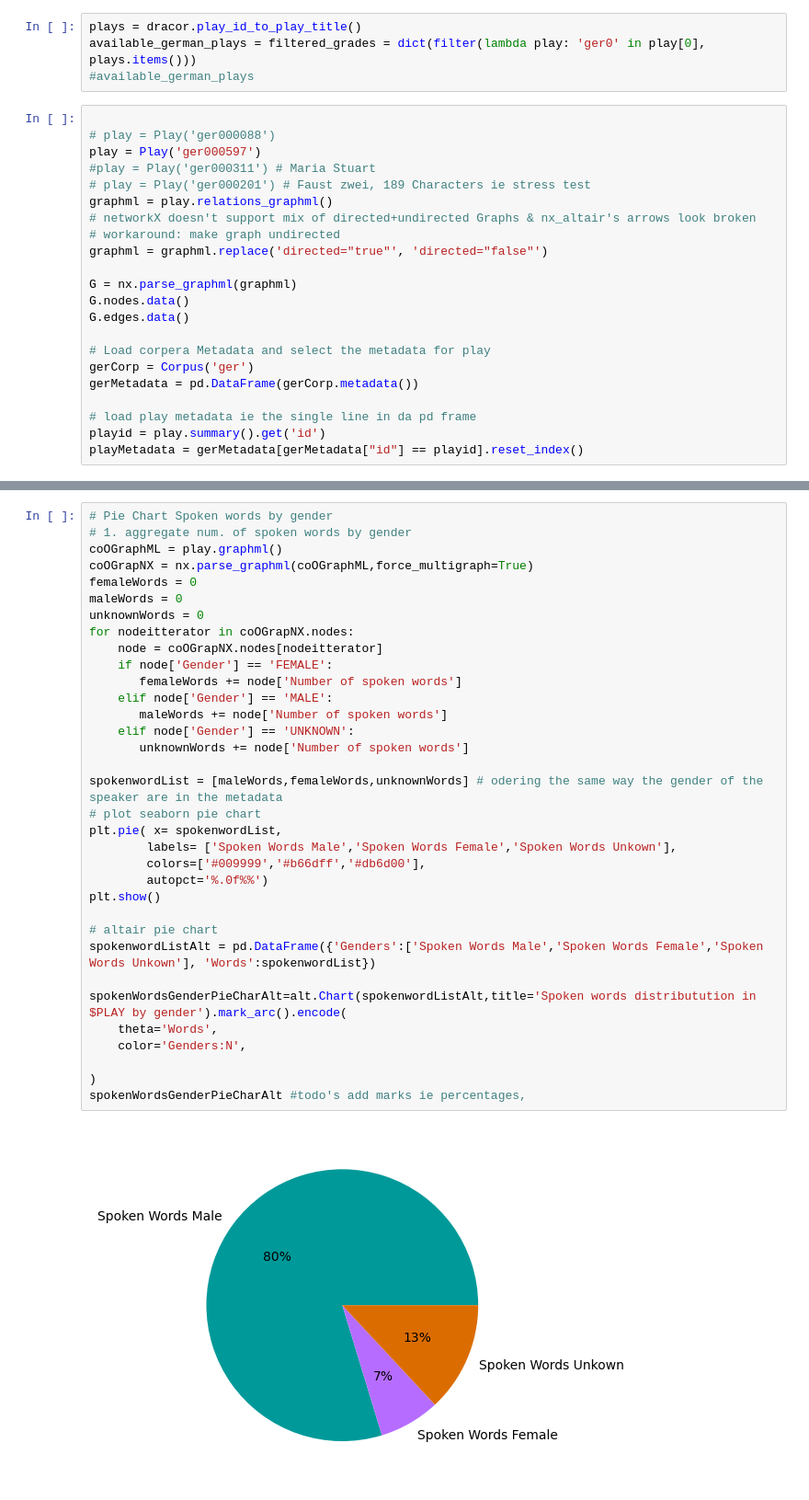
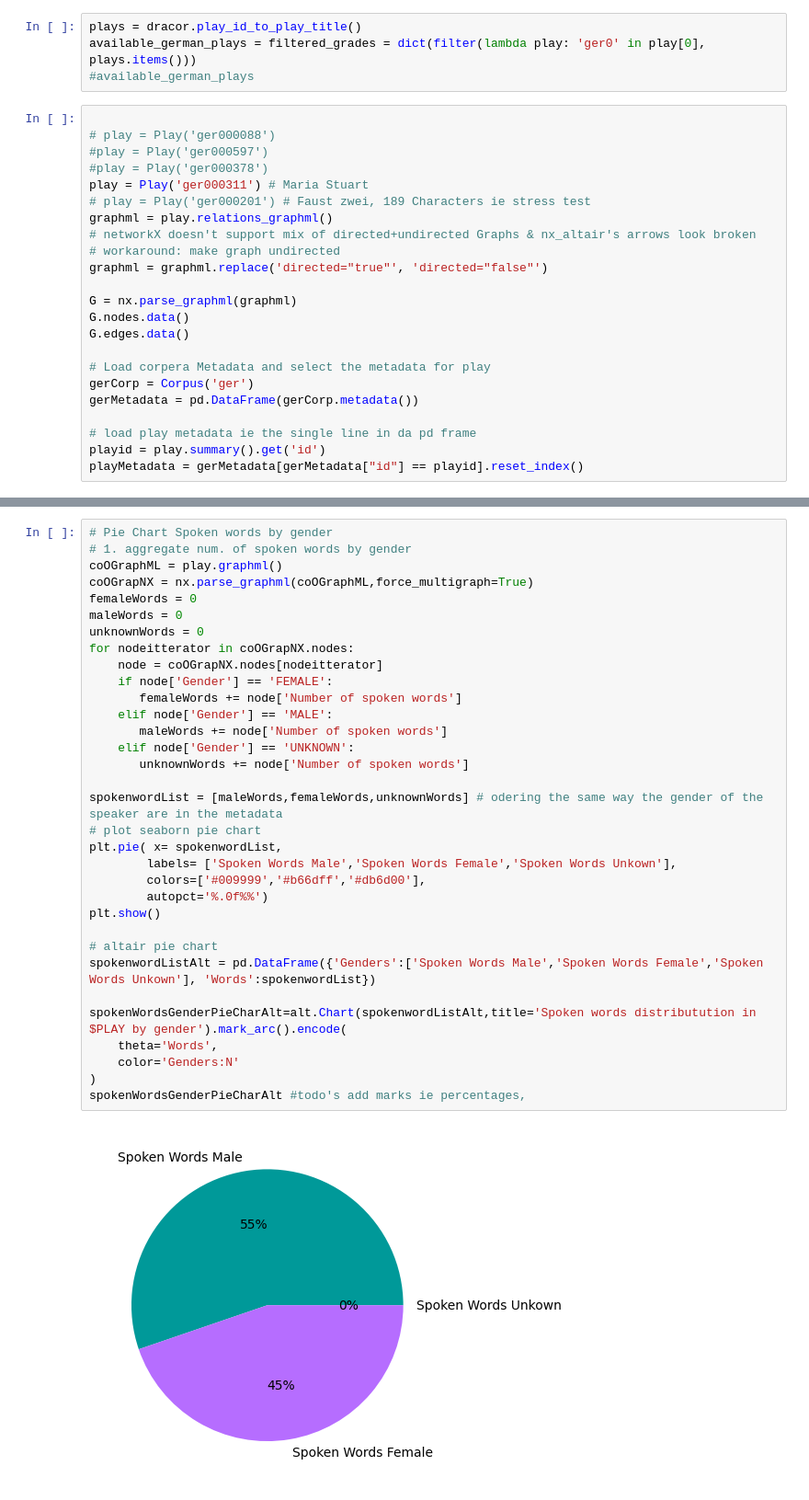
Before and after one commit to densandra/DraCor-Visualization, a Jupyter notebook: relationship_network.ipynb, the cells around one changed output, grey strips where cells are left out. Shown: that part at 92% size. Cells and saved outputs as stored; diff of their text form.

```diff
--- a/relationship_network.ipynb
+++ b/relationship_network.ipynb
@@ -16,8 +16,9 @@ available_german_plays = filtered_grades = dict(filter(lambda play: 'ger0' in pl
 # %%
 
 # play = Play('ger000088')
-play = Play('ger000597')
-#play = Play('ger000311') # Maria Stuart
+#play = Play('ger000597')
+#play = Play('ger000378')
+play = Play('ger000311') # Maria Stuart
 # play = Play('ger000201') # Faust zwei, 189 Characters ie stress test
 graphml = play.relations_graphml()
 # networkX doesn't support mix of directed+undirected Graphs & nx_altair's arrows look broken
@@ -67,35 +68,34 @@ numeberSpeakerGenderPieAlt #todo's add marks ie percentages
 coOGraphML = play.graphml()
 coOGrapNX = nx.parse_graphml(coOGraphML,force_multigraph=True)
 femaleWords = 0
 maleWords = 0
 unknownWords = 0
 for nodeitterator in coOGrapNX.nodes:
     node = coOGrapNX.nodes[nodeitterator]
     if node['Gender'] == 'FEMALE':
        femaleWords += node['Number of spoken words']
     elif node['Gender'] == 'MALE':
        maleWords += node['Number of spoken words']
     elif node['Gender'] == 'UNKNOWN':
        unknownWords += node['Number of spoken words']
 
 spokenwordList = [maleWords,femaleWords,unknownWords] # odering the same way the gender of the speaker are in the metadata
 # plot seaborn pie chart
 plt.pie( x= spokenwordList,
         labels= ['Spoken Words Male','Spoken Words Female','Spoken Words Unkown'],
         colors=['#009999','#b66dff','#db6d00'],
         autopct='%.0f%%')
 plt.show()
 
 # altair pie chart
 spokenwordListAlt = pd.DataFrame({'Genders':['Spoken Words Male','Spoken Words Female','Spoken Words Unkown'], 'Words':spokenwordList})
 
 spokenWordsGenderPieCharAlt=alt.Chart(spokenwordListAlt,title='Spoken words distributution in $PLAY by gender').mark_arc().encode(
     theta='Words',
-    color='Genders:N',
-
+    color='Genders:N'
 )
 spokenWordsGenderPieCharAlt #todo's add marks ie percentages,
 # %% [output]
-[figure, old version]
+[figure, new version]
 [interactive output not drawn]
 # %%
```
Also changed, not shown: parts of 2 cells of this notebook.
